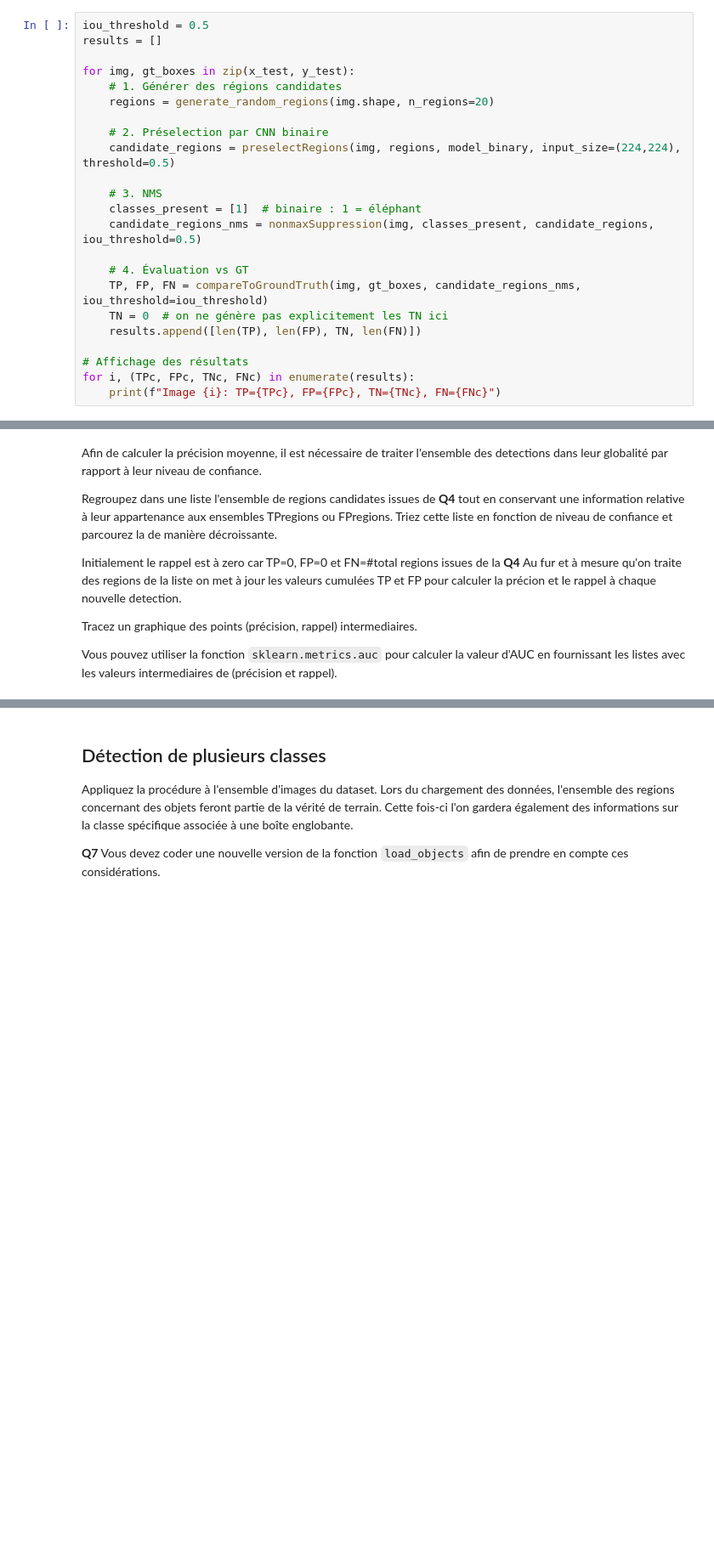
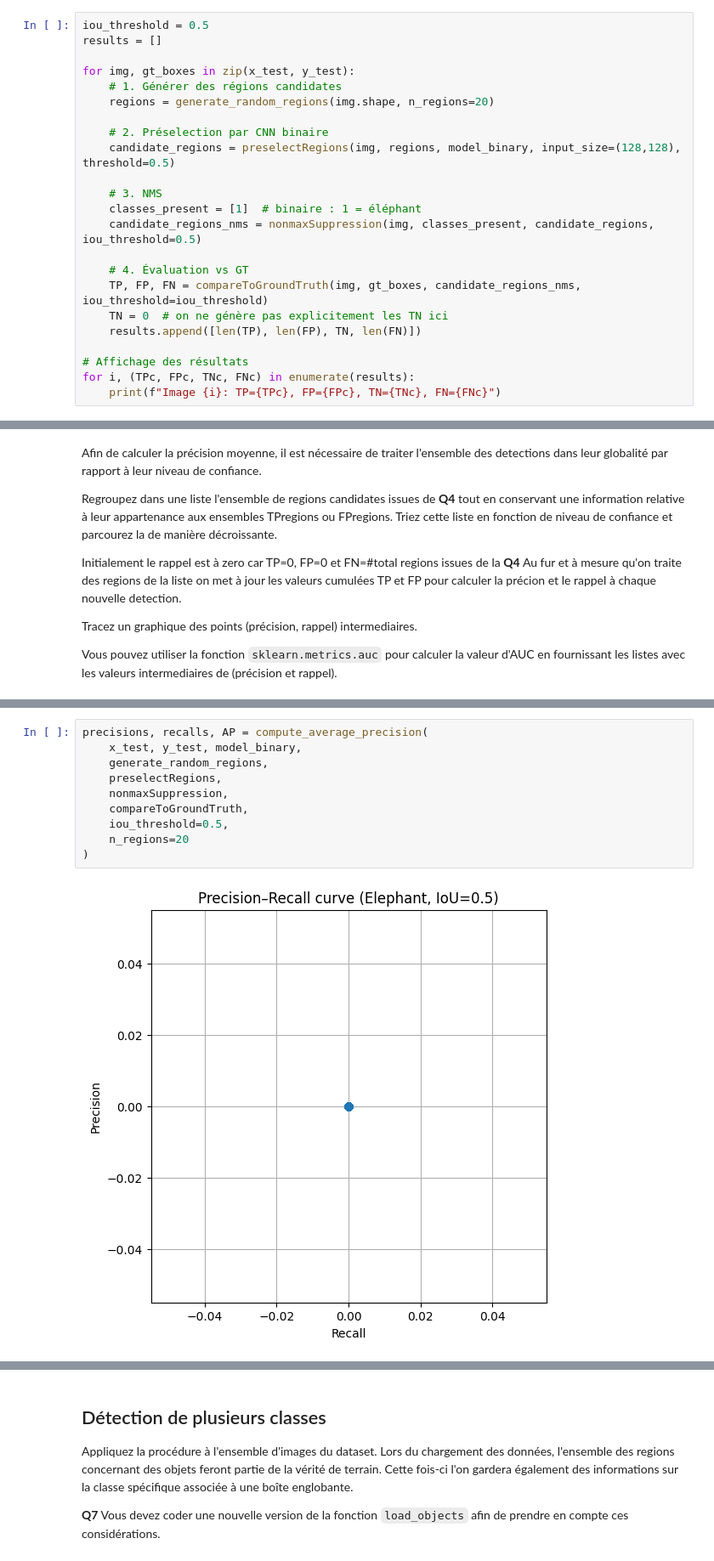
Before and after one commit to RaramiP/amvo, a Jupyter notebook: notebook/TP3 - 2. CNNObjectLocalizationFeelingLucky-etud.ipynb, the cells around one changed output, grey strips where cells are left out. Shown at 85% size. Saved outputs shown, nothing was run; the diff lists cells and outputs as text; blank space fills up the shorter version.

```diff
--- a/notebook/TP3 - 2. CNNObjectLocalizationFeelingLucky-etud.ipynb
+++ b/notebook/TP3 - 2. CNNObjectLocalizationFeelingLucky-etud.ipynb
@@ -348,7 +401,7 @@ for img, gt_boxes in zip(x_test, y_test):
     regions = generate_random_regions(img.shape, n_regions=20)
 
     # 2. Préselection par CNN binaire
-    candidate_regions = preselectRegions(img, regions, model_binary, input_size=(224,224), threshold=0.5)
+    candidate_regions = preselectRegions(img, regions, model_binary, input_size=(128,128), threshold=0.5)
 
     # 3. NMS
     classes_present = [1]  # binaire : 1 = éléphant
@@ -394,0 +558,12 @@ Vous pouvez utiliser la fonction `sklearn.metrics.auc` pour calculer la valeur d
+# %%
+precisions, recalls, AP = compute_average_precision(
+    x_test, y_test, model_binary,
+    generate_random_regions,
+    preselectRegions,
+    nonmaxSuppression,
+    compareToGroundTruth,
+    iou_threshold=0.5,
+    n_regions=20
+)
+# %% [output]
+[figure, added]
```
Also changed, not shown: parts of 14 cells of this notebook, 3 other files.
